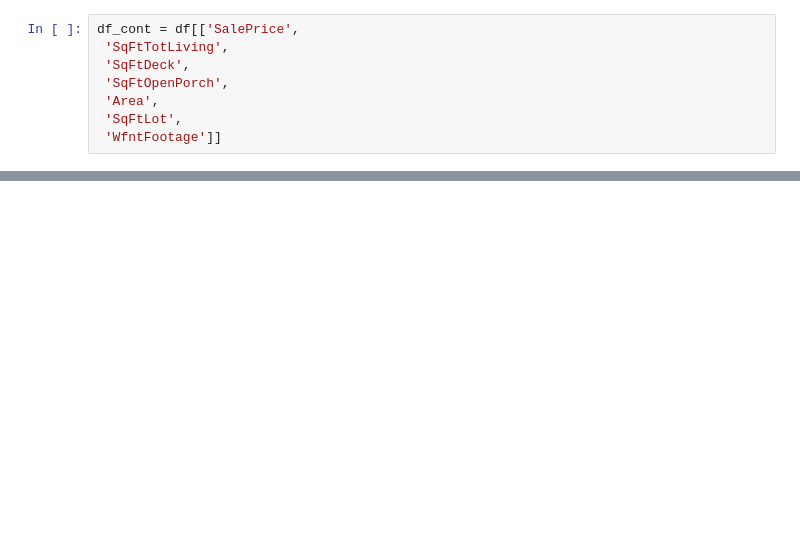
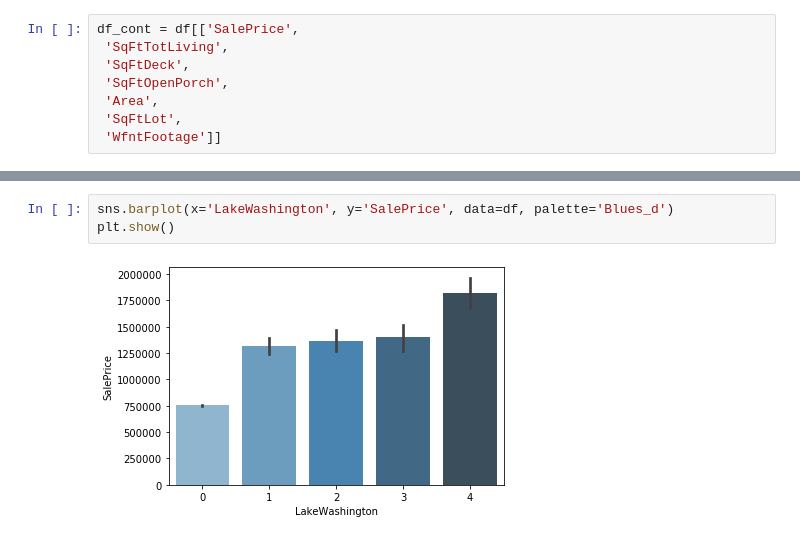
Before and after one commit to howen7/KingHousing, a Jupyter notebook: notebooks/exploratory/one_hot_test.ipynb, the cells around one changed output, grey strips where cells are left out. Cells and saved outputs as stored; diff of their text form; blank space fills up the shorter version.

```diff
--- a/notebooks/exploratory/one_hot_test.ipynb
+++ b/notebooks/exploratory/one_hot_test.ipynb
@@ -71,0 +146,5 @@ final_df.to_json('../Data/combined_onehot.json')
+# %%
+sns.barplot(x='LakeWashington', y='SalePrice', data=df, palette='Blues_d')
+plt.show()
+# %% [output]
+[figure, added]
```
Also changed, not shown: parts of 28 cells of this notebook, 10 other files.
